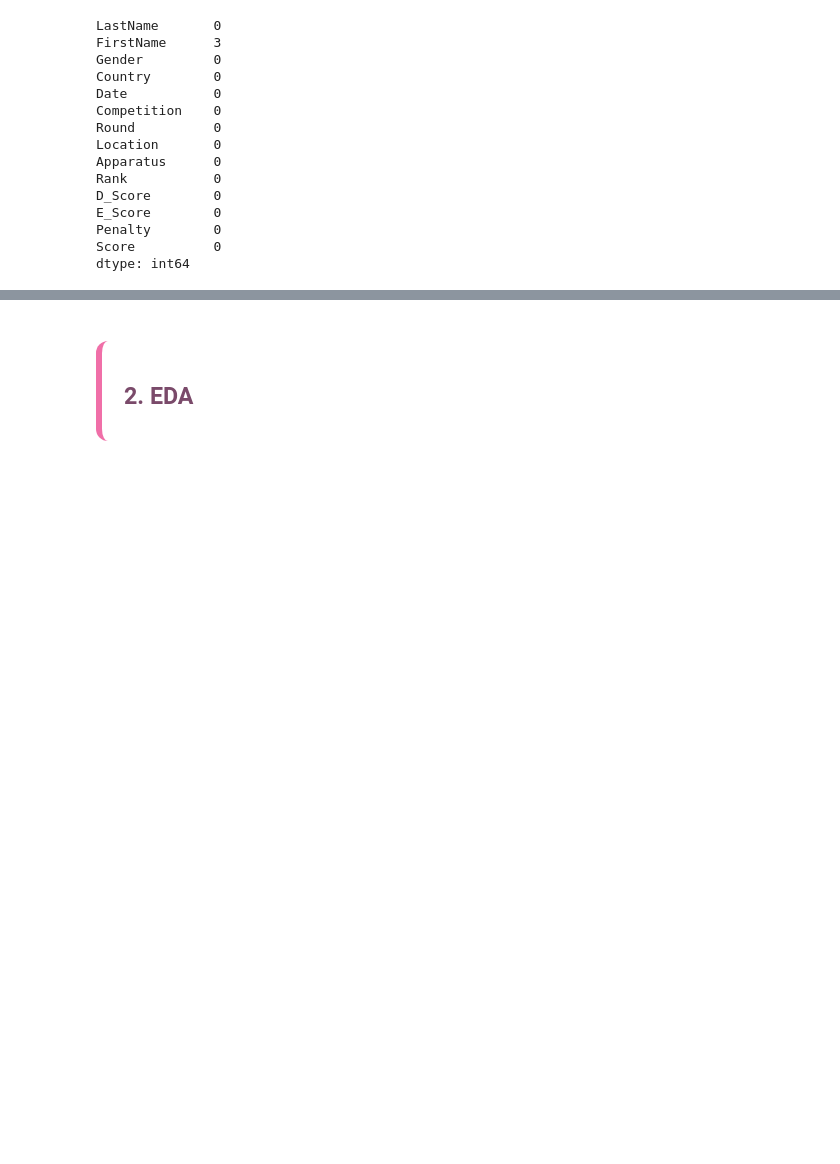
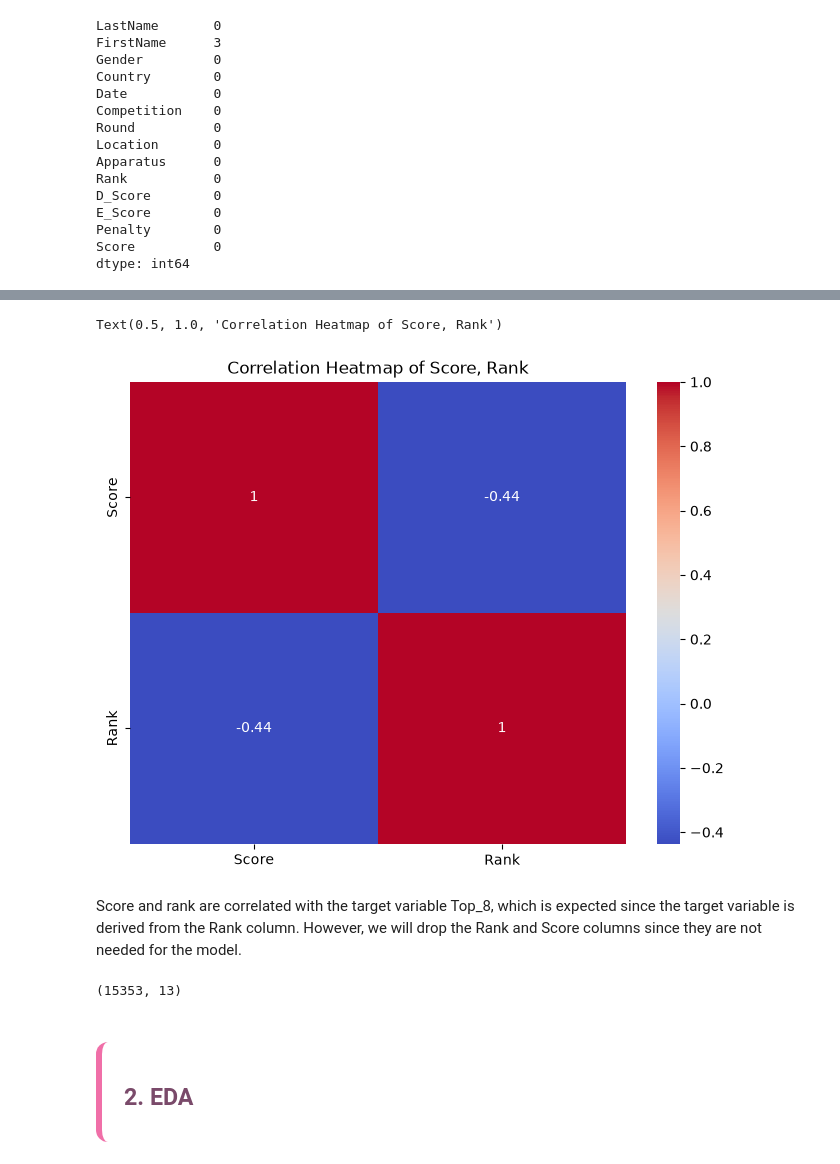
Before and after one commit to mafs794/Gymnastics-Prediction-Machine-Learning-CA1, a Jupyter notebook: ca1_2026794.ipynb, the cells around one changed output, grey strips where cells are left out. Drawn from its saved outputs; the diff is of its cells as text; code cells hidden in the pictures; blank space fills up the shorter version.

```diff
--- a/ca1_2026794.ipynb
+++ b/ca1_2026794.ipynb
@@ -152,3 +165,18 @@ qual_data.head(10)
+# %%
+#correlation heatmap of score and rank
+plt.figure(figsize=(8, 6))
+sns.heatmap(raw_data[['Score', 'Rank']].corr(), annot=True, cmap='coolwarm')
+plt.title('Correlation Heatmap of Score, Rank')
+# %% [output]
+Text(0.5, 1.0, 'Correlation Heatmap of Score, Rank')
+[figure, added]
+# %% [markdown]
+Score and rank are correlated with the target variable Top_8, which is expected since the target variable is derived from the Rank column.
+ However, we will drop the Rank and Score columns since they are not needed for the model.
 # %%
 #drop Rank and Score columns since we will not use them in the model
 qual_data = qual_data.drop(columns=['Rank', 'Score'])
+# %%
+qual_data.shape
+# %% [output]
+(15353, 13)
```
Also changed, not shown: parts of 37 cells of this notebook.
